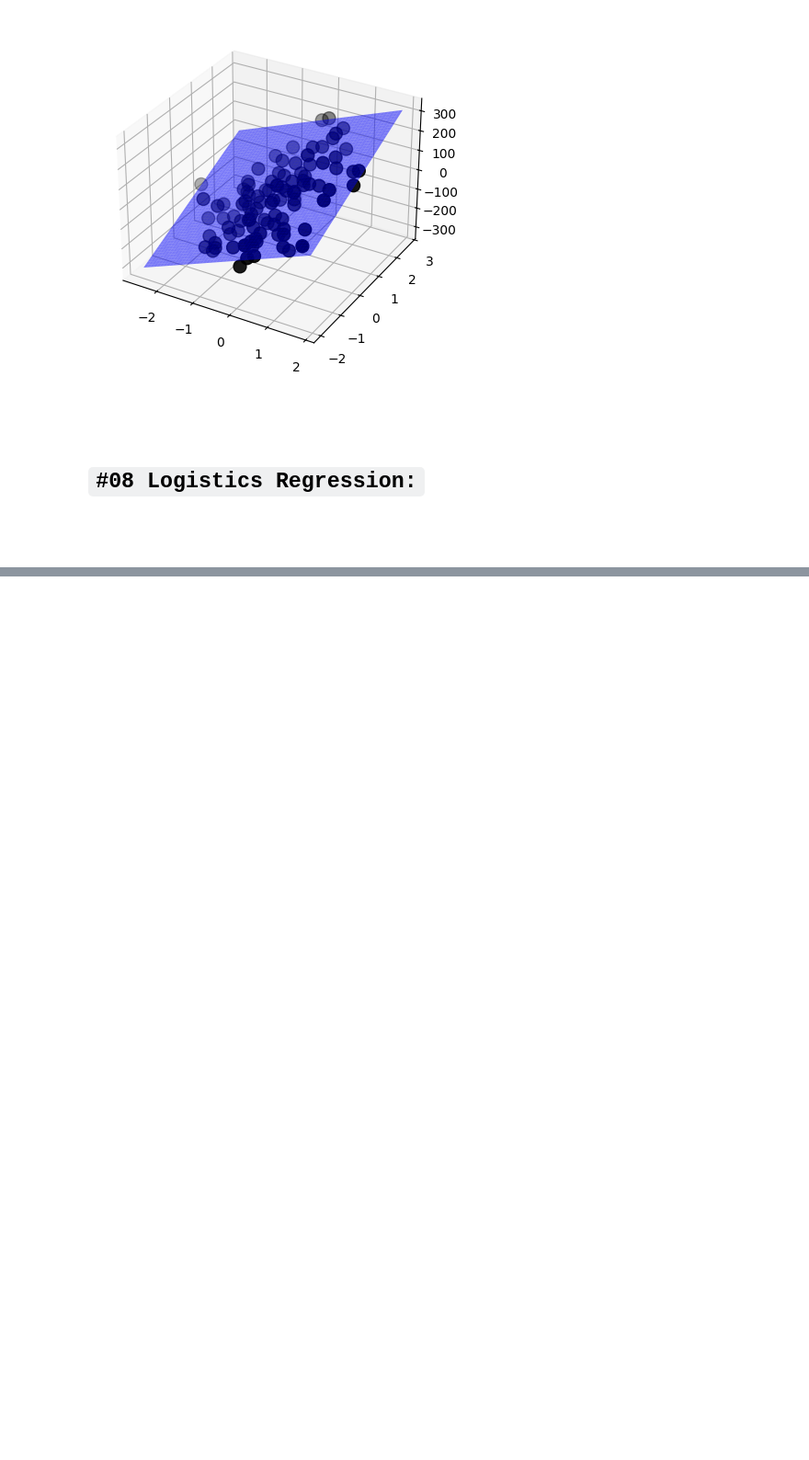
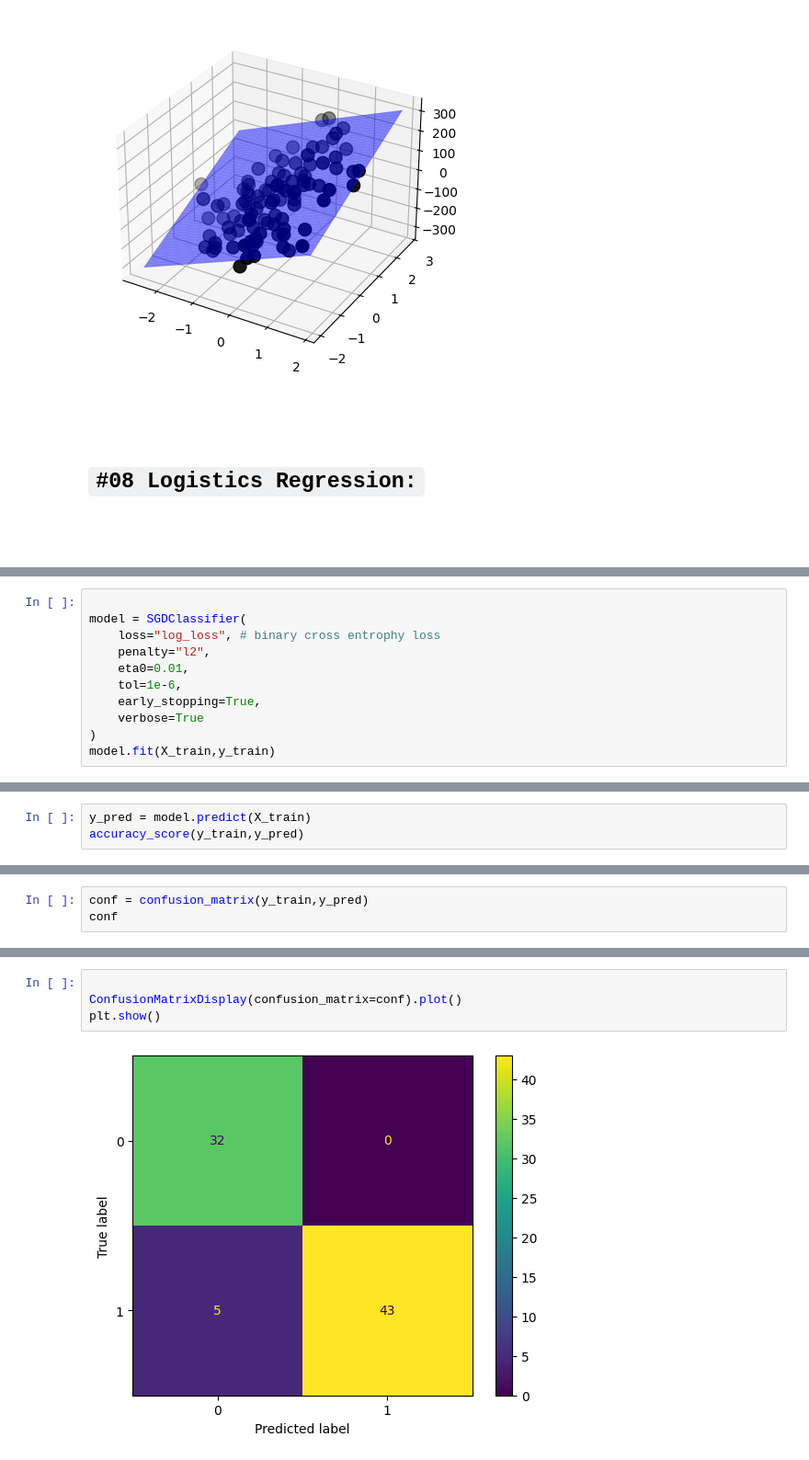
Before and after one commit to yasin-arafat-05/python-academic, a Jupyter notebook: numerical_code/mid.ipynb, the cells around one changed output, grey strips where cells are left out. Shown at 92% size. Drawn from its saved outputs; the diff is of its cells as text; blank space fills up the shorter version.

```diff
--- a/numerical_code/mid.ipynb
+++ b/numerical_code/mid.ipynb
@@ -617,0 +648,11 @@ from sklearn.datasets import make_classification
+# %%
+
+model = SGDClassifier(
+    loss="log_loss", # binary cross entrophy loss
+    penalty="l2",
+    eta0=0.01,
+    tol=1e-6,
+    early_stopping=True,
+    verbose=True
+)
+model.fit(X_train,y_train)
@@ -617,0 +686,3 @@ from sklearn.datasets import make_classification
+# %%
+y_pred = model.predict(X_train)
+accuracy_score(y_train,y_pred)
@@ -617,0 +691,3 @@ from sklearn.datasets import make_classification
+# %%
+conf = confusion_matrix(y_train,y_pred)
+conf
@@ -617,0 +706,6 @@ from sklearn.datasets import make_classification
+# %%
+
+ConfusionMatrixDisplay(confusion_matrix=conf).plot()
+plt.show()
+# %% [output]
+[figure, added]
```
Also changed, not shown: parts of 10 cells of this notebook.
